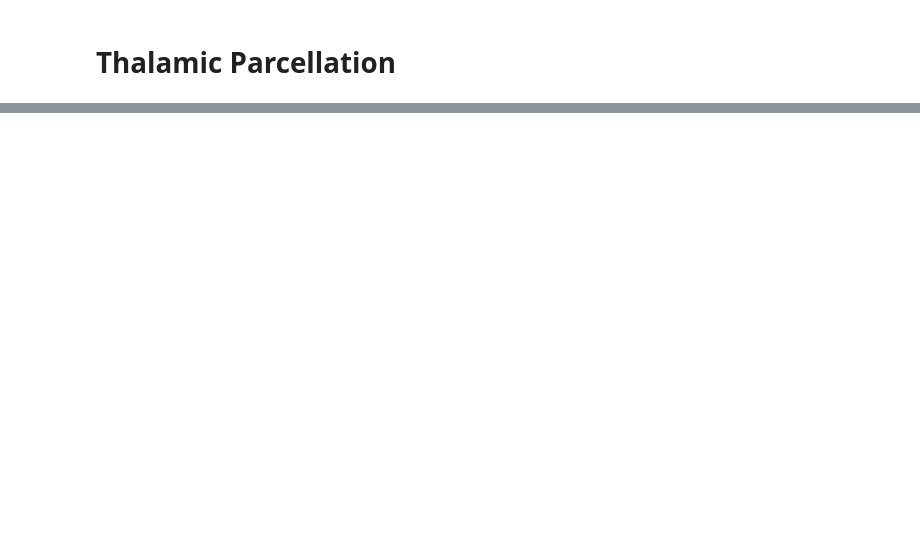
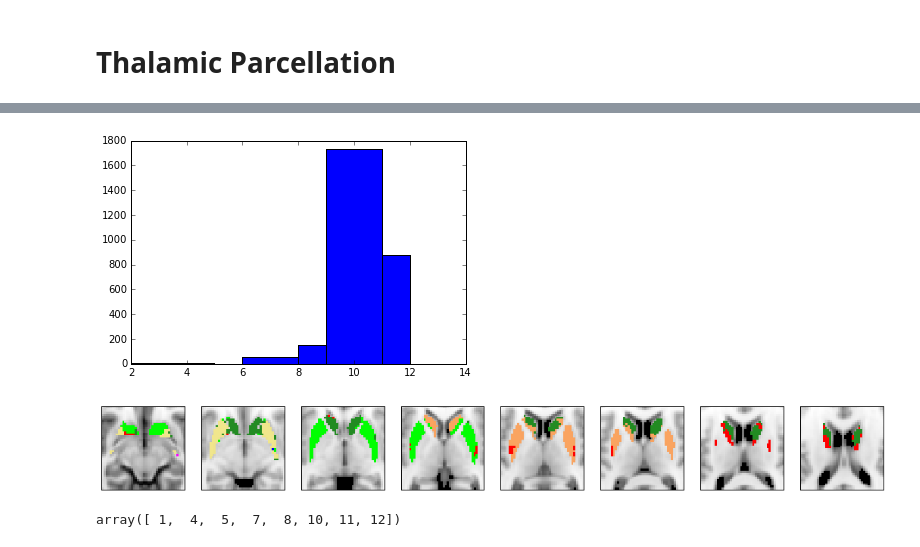
Before and after one commit to kaihwang/FuncParcel, a Jupyter notebook: Visualize Parcellation.ipynb, the cells around one changed output, grey strips where cells are left out. Saved outputs shown, nothing was run; the diff lists cells and outputs as text; code cells hidden in the pictures; blank space fills up the shorter version.

```diff
--- a/Visualize Parcellation.ipynb
+++ b/Visualize Parcellation.ipynb
@@ -80,7 +84,7 @@ path_to_adjmat = 'Data/StriatalCorticalAveMat'
 path_to_list_of_subcorticalcortical_ROIs = 'Data/Striatalcortical_ROIs_index'
 path_to_list_of_subcortical_voxels = 'Data/striatal_voxel_index'
 path_to_list_of_cortical_ROIs ='Data/Cortical_ROI_index'
-path_to_Cortical_CI = 'Data/Cortical_CIv2'
+path_to_Cortical_CI = 'Data/MGH_CI'
 
 #call function
 Striatal_Targets, Striatal_ParcelCIs = FuncParcel.parcel_subcortical_network(path_to_adjmat, \
@@ -93,7 +97,7 @@ Striatal_voxel_coordinate = np.loadtxt('Data/striatal_voxel_coordinate_ijk_RPI2m
 # sort CI vector
 CIs = np.zeros(len(Striatal_voxel_coordinate))
 for i, Striatal_voxel_index in enumerate(Striatal_voxel_coordinate[:,3]):
-   CIs[i], _, = stats.mode(Striatal_ParcelCIs[Striatal_voxel_index][0:20])
+   CIs[i] = Striatal_ParcelCIs[Striatal_voxel_index][0]
 
 # show histogram of CI distribution
 CIs = CIs.astype(int)
@@ -102,33 +106,40 @@ plt.show()
 
 
 # show volum image
 MNI_img = nib.load('Data/MNI152_T1_2mm_brain.nii')
 MNI_data = MNI_img.get_data()
 
 # create mask for parcel
 Mask = np.zeros(MNI_data.shape)
 
 # assign CI to each subcortical voxel
 for i, CI in enumerate(CIs):
     Mask[Striatal_voxel_coordinate[i,0], Striatal_voxel_coordinate[i,1], Striatal_voxel_coordinate[i,2]] = CIs[i].astype(int)
 Mask = np.ma.masked_where(Mask == 0, Mask)
 
 # flip dimension to show anteiror of the brain at top
 MNI_data = MNI_data.swapaxes(0,1)
 Mask = Mask.swapaxes(0,1)
 
 # some plot setting (colormap), interplotation..
-cmap = colors.ListedColormap(['red', 'cyan', 'grey', 'blue', 'orange', 'yellow', 'black'])
+cmap = colors.ListedColormap(['red', 'aqua', 'aqua', 'blue', 'fuchsia', 'yellow', 'maroon', 'lime', 'lime', 'sandybrown', 'khaki', 'forestgreen'])
 
 # display slice by slice
-Z_slices = range(np.min(Striatal_voxel_coordinate[:,2]+1), np.max(Striatal_voxel_coordinate[:,2]+1),2)
+Z_slices = range(np.min(Striatal_voxel_coordinate[:,2]+2), np.max(Striatal_voxel_coordinate[:,2]-2),2)
 fig = plt.figure()
 for i, Z_slice in enumerate(Z_slices):
     a = plt.subplot(1, len(Z_slices), i+1 )
     a.set_yticks([])
     a.set_xticks([])
-    plt.imshow(MNI_data[40:80, 25:65, Z_slice], cmap='gray', interpolation='near')
+    plt.imshow(MNI_data[40:80, 25:65, Z_slice], cmap='gray', interpolation='nearest')
     plt.imshow(Mask[40:80, 25:65, Z_slice], cmap=cmap, interpolation='none')
     plt.ylim(plt.ylim()[::-1])
 
 fig.set_size_inches(18.5,10.5)
+# %% [output]
+[figure, added]
+[figure, added]
+# %%
+np.unique(CIs)
+# %% [output]
+array([ 1,  4,  5,  7,  8, 10, 11, 12])
```
Also changed, not shown: parts of 6 cells of this notebook, 1 other file.
